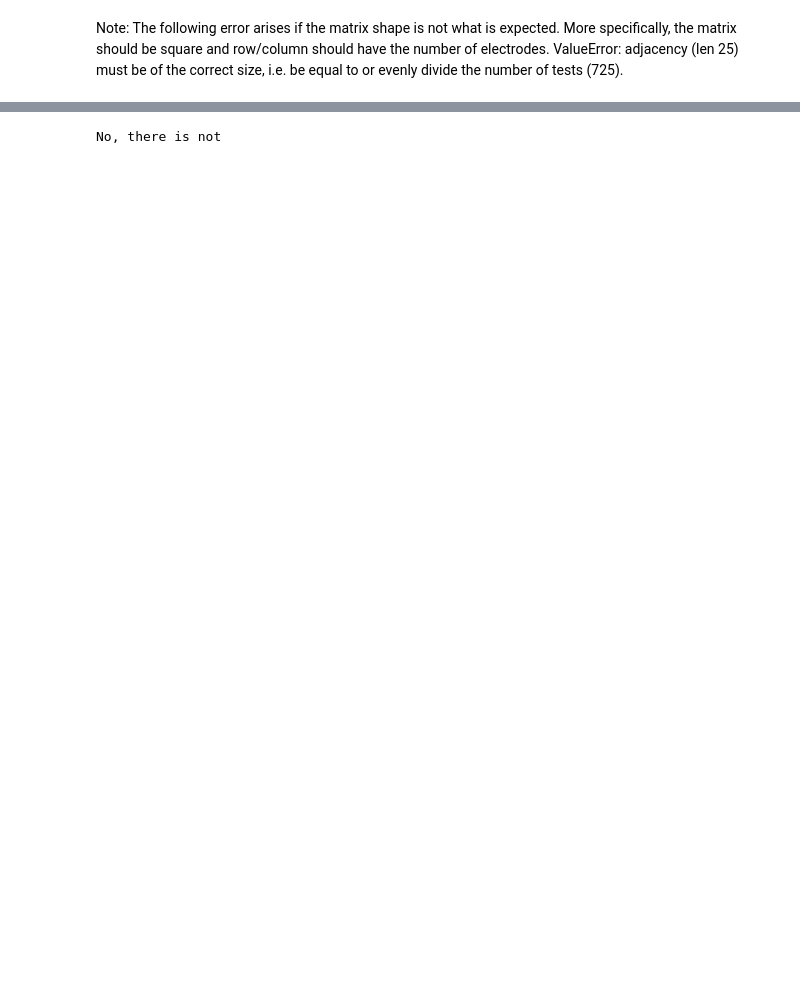
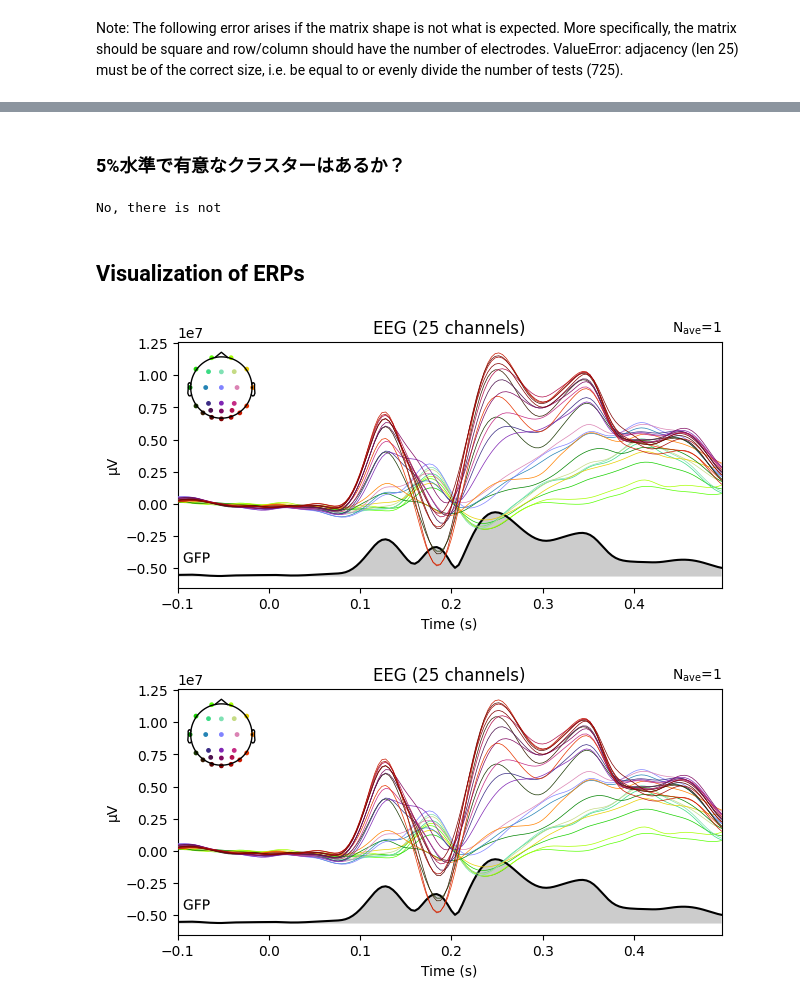
Before and after one commit to Kei-Kobayash/multiple_smiles, a Jupyter notebook: Spato_temporal_permutation2023.ipynb, the cells around one changed output, grey strips where cells are left out. Drawn from its saved outputs; the diff is of its cells as text; code cells hidden in the pictures; blank space fills up the shorter version.

```diff
--- a/Spato_temporal_permutation2023.ipynb
+++ b/Spato_temporal_permutation2023.ipynb
@@ -420,3 +447,5 @@ Text(0.5, 0, 'time (ms)')
+# %% [markdown]
+### 5%水準で有意なクラスターはあるか？
 # %%
 if any(pv<0.05 for pv in cluster_pv):
   print("Yes, there is a significant cluster(s)")
@@ -424,3 +453,45 @@ else:
   print("No, there is not")
 # %% [output]
 No, there is not
+# %% [markdown]
+## Visualization of ERPs
+# %%
+def create_evoked(cond_name, evoked_name):
+  # Calculate the mean along the first axis (axis=0)
+  ave = np.mean(cond_name, axis=0)
+
+  time = df_list_cond1[1]["time"]
+  columns = list(df_list_cond1[1].columns)
+
+  # Create DataFrame and set the first column as the index
+  ave_df = pd.DataFrame(ave, index=time, columns=columns)
+  ave_df.set_index(ave_df.columns[0], inplace=True)
+  ave_df = ave_df.iloc[:-1] # the last row contains NaN, so delete it
+
+  columns_to_delete = ['Ref', 'HEOGL', 'VEOGL']
+  ave_df = ave_df.drop(columns=columns_to_delete)
+
+  # Extract relevant information
+  time_points = ave_df.index.astype(float)
+  channel_names = list(ave_df.columns[1:] )
+
+  # Create an info structure for MNE-Python
+  sfreq = 250  # attention! not 250 Hz
+  info = mne.create_info(channel_names, sfreq, ch_types='eeg')
+  info.set_montage(montage)
+
+  # Convert tmin to seconds
+  tmin_seconds = time_points[0] / 1000.0
+
+  # Create Evoked objects for each condition using the average data
+  evoked_obj = mne.EvokedArray(ave_df.iloc[:, 1:].values.T, info, tmin=tmin_seconds, comment=evoked_name)
+  return evoked_obj
+
+evoked_condition1 = create_evoked(three_dim_array_cond1, "evoked_condition1")
+evoked_condition1.plot(spatial_colors=True, gfp=True)
+
+# Alternatively, we can compare the average evoked data between conditions
+#mne.viz.plot_evoked_comparison([evoked_condition1, evoked_condition2], picks='eeg')
+# %% [output]
+[figure, added]
+[figure, added]
```
Also changed, not shown: parts of 24 cells of this notebook.
